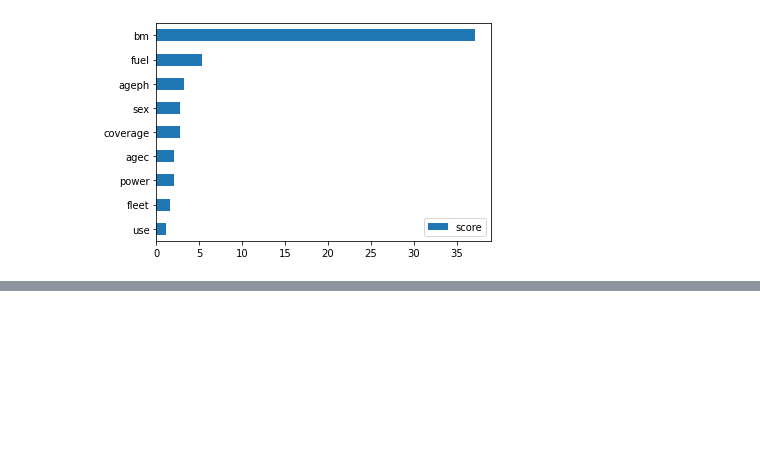
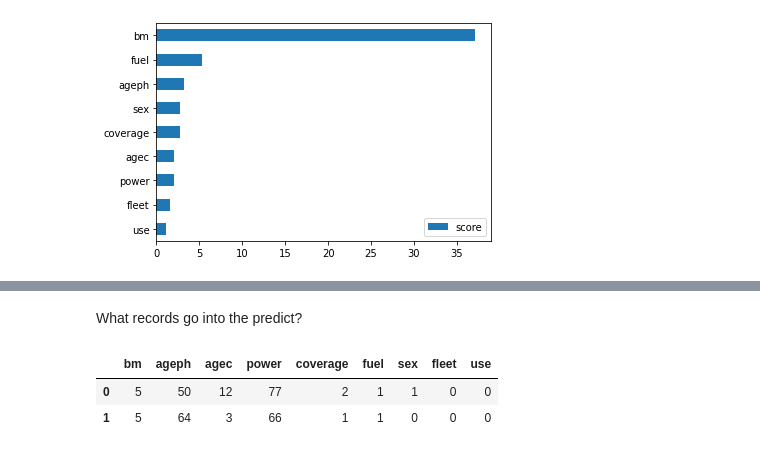
Before and after one commit to loremarchi/hands-on-machine-learning-R-module-2-python, a Jupyter notebook: 12_claim_freq_sev.ipynb, the cells around one changed output, grey strips where cells are left out. Cells and saved outputs as stored; diff of their text form; code cells hidden in the pictures; blank space fills up the shorter version.

```diff
--- a/12_claim_freq_sev.ipynb
+++ b/12_claim_freq_sev.ipynb
@@ -165,0 +184,8 @@ booster[0]:
+# %%
+xgb_model_2 = xgb.XGBRegressor(n_estimators = 2,
+                              objective='count:poisson',
+                              # monotone_constraints = (1,0,0,0,0,0,0,0,0), # the way this is implemented has changed, how? good question ahaha
+                              max_depth = 3,
+                              learning_rate = 0.1)
+
+xgb_model_2.fit(x,y,sample_weight = w)
@@ -165,0 +229,8 @@ booster[0]:
+# %% [markdown]
+What records go into the predict?
+# %%
+x[:2]
+# %% [output]
+|  | bm | ageph | agec | power | coverage | fuel | sex | fleet | use |
+| 0 | 5 | 50 | 12 | 77 | 2 | 1 | 1 | 0 | 0 |
+| 1 | 5 | 64 | 3 | 66 | 1 | 1 | 0 | 0 | 0 |
```
Also changed, not shown: parts of 17 cells of this notebook.
